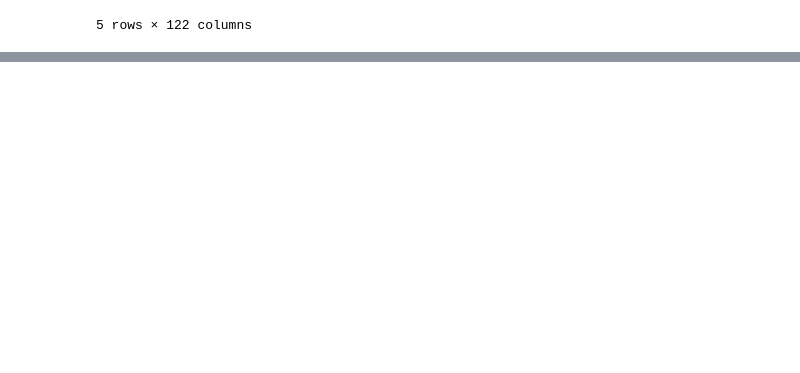
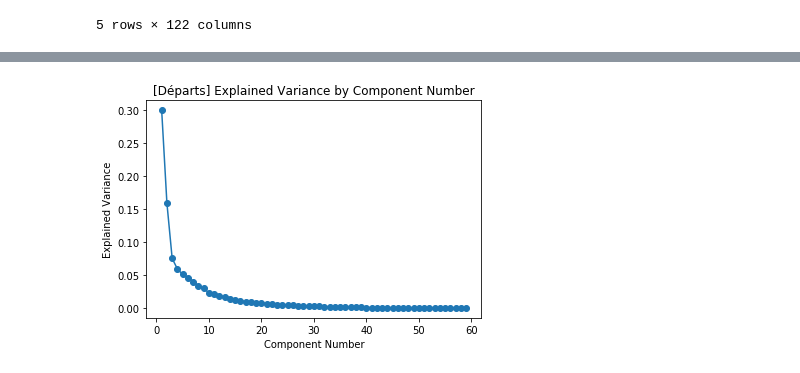
Before and after one commit to AxelV-hub/machine-learning-sncf-delay-estimation, a Jupyter notebook: notebooks/axel.ipynb, the cells around one changed output, grey strips where cells are left out. Cells and saved outputs as stored; diff of their text form; code cells hidden in the pictures; blank space fills up the shorter version.

```diff
--- a/notebooks/axel.ipynb
+++ b/notebooks/axel.ipynb
@@ -147,0 +161,12 @@ print(score)
+# %%
+data_reduc_dim = data_train.filter(items = ['date', 'retard_moyen_tous_trains_arrivee','nb_train_prevu']+["gare_depart_"+i for i in liste_gare_depart]+["gare_arrivee_"+j for j in liste_gare_arrivee],axis = 1)
+liste_gares = ["gare_depart_"+i for i in liste_gare_depart]+["gare_arrivee_"+j for j in liste_gare_arrivee]
+for colonne in liste_gares:
+    data_reduc_dim[colonne].apply(lambda x : None if (x==0) else x)
+    data_reduc_dim[colonne]=data_reduc_dim['retard_moyen_tous_trains_arrivee']*data_reduc_dim[colonne]
+data_reduc_dim = data_reduc_dim.groupby(['date']).mean()
+for colonne in liste_gares:
+    data_reduc_dim[colonne]=data_reduc_dim[colonne]
+
+data_reduc_dim = data_reduc_dim.drop(['retard_moyen_tous_trains_arrivee','nb_train_prevu'],axis = 1)
+data_reduc_dim.head()
@@ -147,0 +182,32 @@ print(score)
+# %%
+from sklearn.decomposition import PCA
+from sklearn.preprocessing import StandardScaler
+
+gare_depart_liste = ["gare_depart_"+i for i in liste_gare_depart]
+gare_arrivee_liste = ["gare_arrivee_"+j for j in liste_gare_arrivee]
+
+data_reduc_dim_depart = data_reduc_dim.filter(items = gare_depart_liste)
+data_reduc_dim_arrivee =data_reduc_dim.filter(items = gare_arrivee_liste)
+
+scaler_depart = StandardScaler()
+scaler_arrivee = StandardScaler()
+
+
+data_reduc_dim_depart_standardized = scaler_depart.fit_transform(data_reduc_dim_depart)
+data_reduc_dim_arrivee_standardized = scaler_arrivee.fit_transform(data_reduc_dim_arrivee)
+
+pca_depart = PCA()
+pca_arrivee = PCA()
+
+pca_depart_result = pca_depart.fit_transform(data_reduc_dim_depart_standardized)
+pca_arrivee_result = pca_arrivee.fit_transform(data_reduc_dim_arrivee_standardized)
+# %%
+explained_variance_depart = pca_depart.explained_variance_ratio_
+
+plt.plot(range(1, len(explained_variance_depart) + 1), explained_variance_depart, marker='o')
+plt.xlabel('Component Number')
+plt.ylabel('Explained Variance')
+plt.title('[Départs] Explained Variance by Component Number')
+plt.show()
+# %% [output]
+[figure, added]
```
Also changed, not shown: parts of 19 cells of this notebook.
